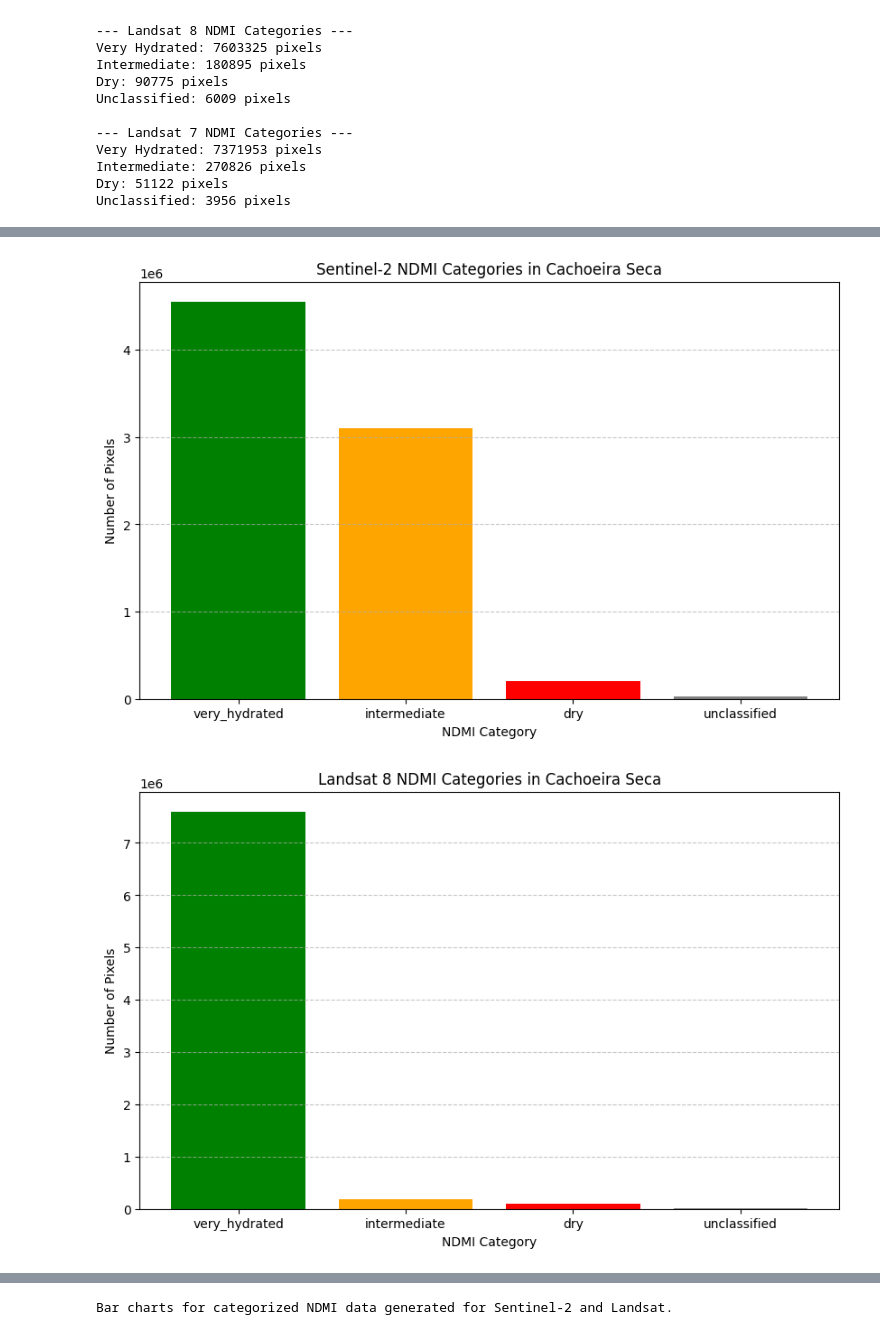
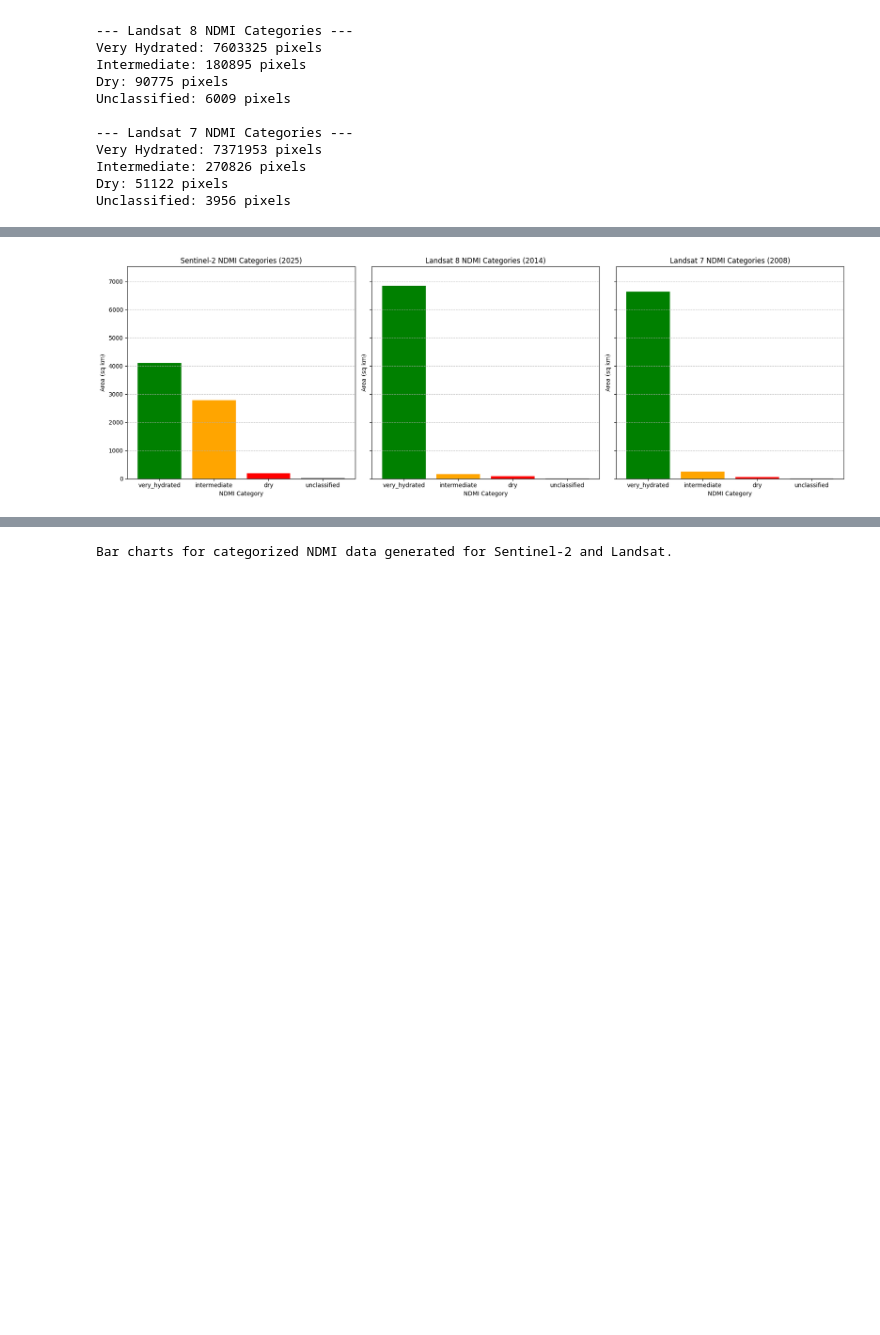
Before and after one commit to rociolopeth/Amazonia-deforestation, a Jupyter notebook: deforestation_amazonas_visualization.ipynb, the cells around one changed output, grey strips where cells are left out. Saved outputs shown, nothing was run; the diff lists cells and outputs as text; code cells hidden in the pictures; blank space fills up the shorter version.

```diff
--- a/deforestation_amazonas_visualization.ipynb
+++ b/deforestation_amazonas_visualization.ipynb
@@ -559,20 +573,21 @@ def categorize_ndmi_pixels(ndmi_image, feature, threshold_very_hydrated, thresho
 
 
 # Function to plot categorized NDMI data
-def plot_ndmi_categories(categories_dict, title):
+def plot_ndmi_categories(ax, categories_dict, title, max_y_limit):
     """
-    Plots the categorized NDMI pixel counts as a bar chart.
+    Plots the categorized NDMI pixel counts as a bar chart on a given axes.
     """
     category_names = list(categories_dict.keys())
-    category_counts = list(categories_dict.values())
+    # Convert pixel counts to square kilometers
+    pixel_to_sqkm = (30 * 30) / 1_000_000  # 30m x 30m pixel = 900 sq meters = 0.0009 sq km
+    category_counts_sqkm = [count * pixel_to_sqkm for count in categories_dict.values()]
 
-    plt.figure(figsize=(10, 6))
-    plt.bar(category_names, category_counts, color=['green', 'orange', 'red', 'gray'])
-    plt.title(title)
-    plt.xlabel('NDMI Category')
-    plt.ylabel('Number of Pixels')
-    plt.grid(axis='y', linestyle='--', alpha=0.7)
-    plt.show()
+    ax.bar(category_names, category_counts_sqkm, color=['green', 'orange', 'red', 'gray'])
+    ax.set_title(title)
+    ax.set_xlabel('NDMI Category')
+    ax.set_ylabel('Area (sq km)')
+    ax.grid(axis='y', linestyle='--', alpha=0.7)
+    ax.set_ylim(0, max_y_limit * pixel_to_sqkm)
 # %% [markdown]
 **Defining Thresholds and Categorizing NDMI**
 
@@ -645,16 +664,27 @@ To effectively compare and understand the evolution of soil hydration within the
 # %%
 
+# Determine the maximum count across all categories and all datasets for a shared y-axis
+all_counts = []
+for cat_dict in [sentinel_ndmi_categories, landsat_ndmi_categories_8, landsat_ndmi_categories_7]:
+    all_counts.extend(cat_dict.values())
+max_y_limit = max(all_counts) * 1.1 # Add some padding to the max y-value
+
+# Create a figure with 3 subplots in a row
+fig, axes = plt.subplots(1, 3, figsize=(18, 6), sharey=True)
+
 # Plot for Sentinel-2
-plot_ndmi_categories(sentinel_ndmi_categories, 'Sentinel-2 NDMI Categories in Cachoeira Seca')
+plot_ndmi_categories(axes[0], sentinel_ndmi_categories, 'Sentinel-2 NDMI Categories (2025)', max_y_limit)
 
 # Plot for Landsat 8
-plot_ndmi_categories(landsat_ndmi_categories_8, 'Landsat 8 NDMI Categories in Cachoeira Seca')
+plot_ndmi_categories(axes[1], landsat_ndmi_categories_8, 'Landsat 8 NDMI Categories (2014)', max_y_limit)
 
 # Plot for Landsat 7
-plot_ndmi_categories(landsat_ndmi_categories_7, 'Landsat 8 NDMI Categories in Cachoeira Seca')
+plot_ndmi_categories(axes[2], landsat_ndmi_categories_7, 'Landsat 7 NDMI Categories (2008)', max_y_limit)
+
+plt.tight_layout()
+plt.show()
 
 
 print("Bar charts for categorized NDMI data generated for Sentinel-2 and Landsat.")
 # %% [output]
-[figure, old version]
+[figure, new version]
-[figure, removed]
```
Also changed, not shown: parts of 11 cells of this notebook.
